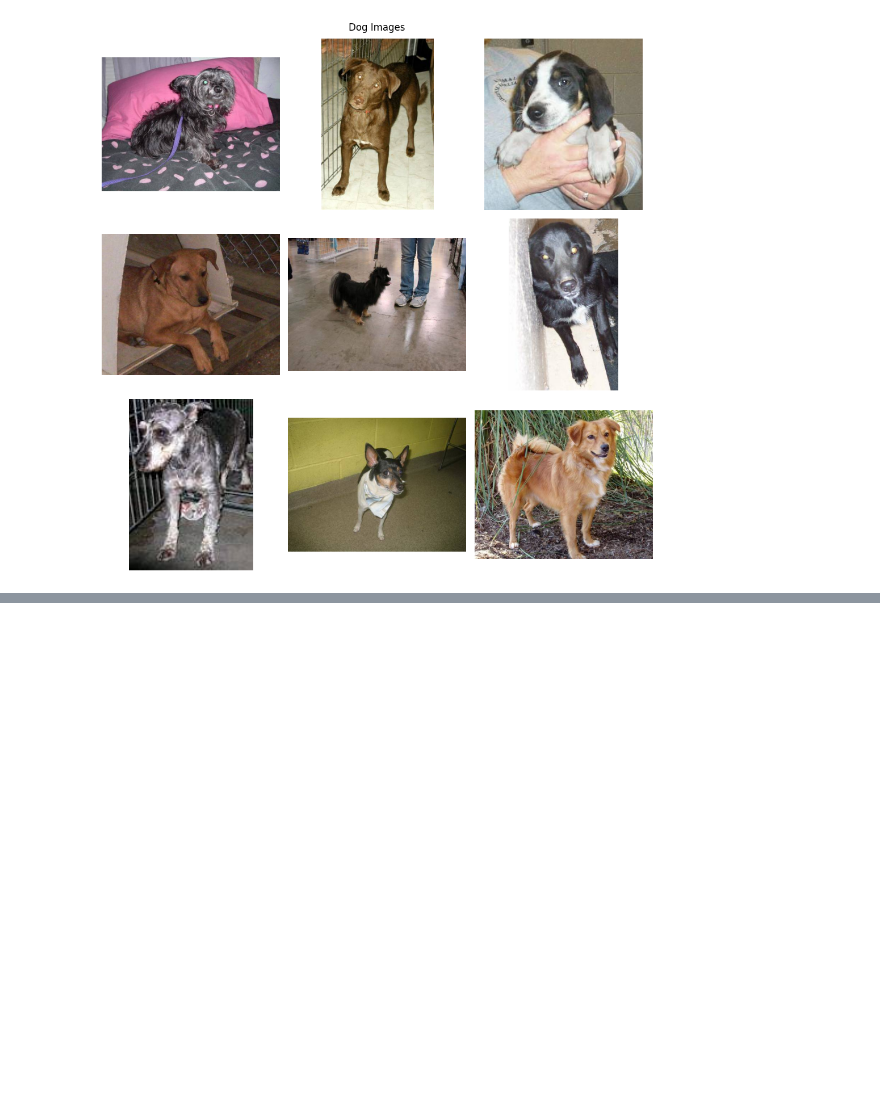
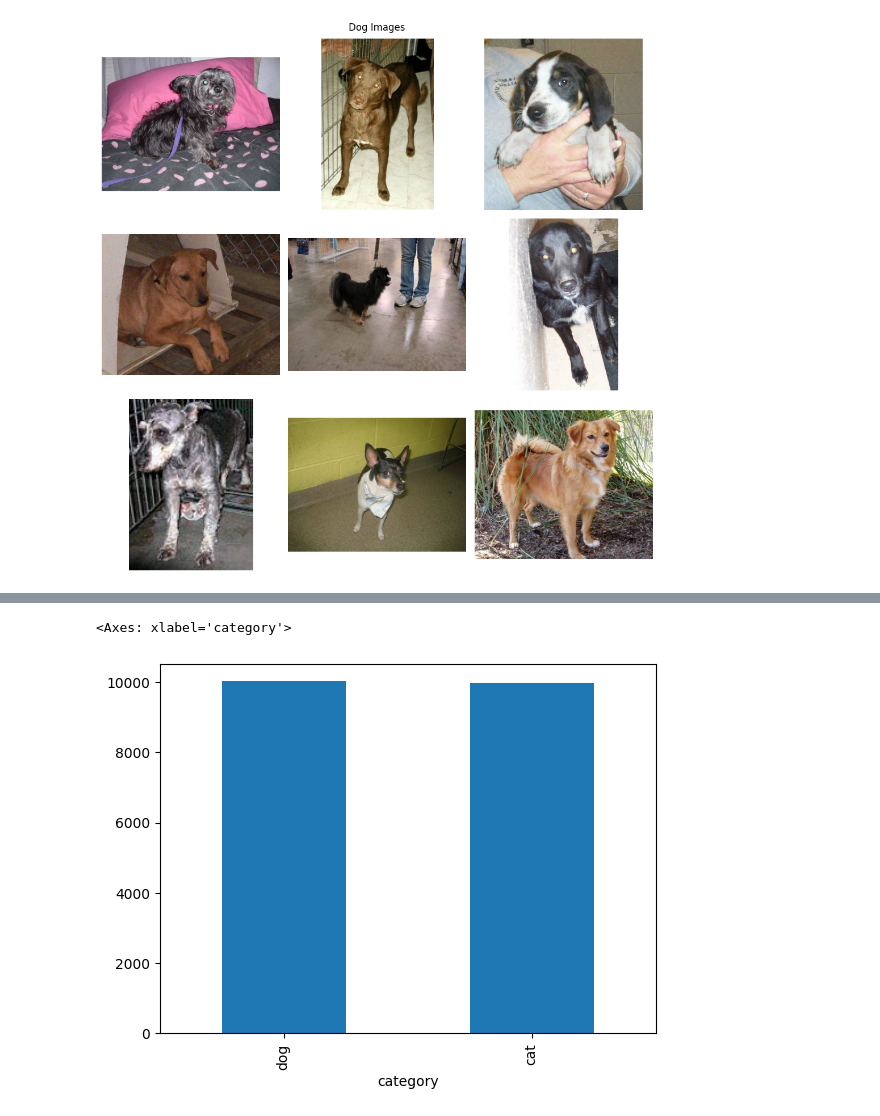
Before and after one commit to Nonpoint93/image_classification_system, a Jupyter notebook: src/explore.ipynb, the cells around one changed output, grey strips where cells are left out. Saved outputs shown, nothing was run; the diff lists cells and outputs as text; code cells hidden in the pictures; blank space fills up the shorter version.

```diff
--- a/src/explore.ipynb
+++ b/src/explore.ipynb
@@ -45,0 +102,5 @@ show_images_by_label(image_dir=train_dir, label="dog", title="Dog Images")
+# %%
+train_df['category'].value_counts().plot.bar()
+# %% [output]
+<Axes: xlabel='category'>
+[figure, added]
```
Also changed, not shown: parts of 21 cells of this notebook.
